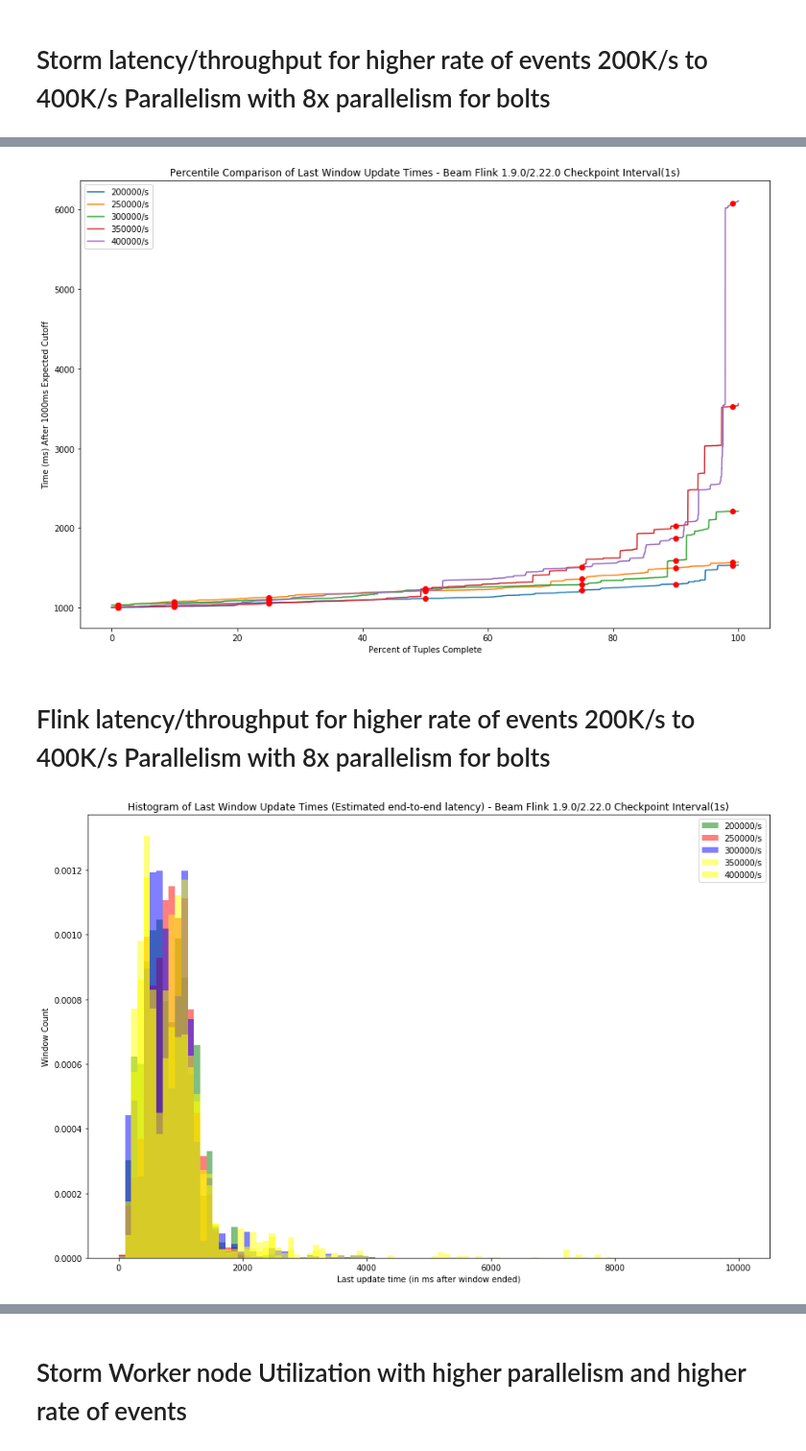
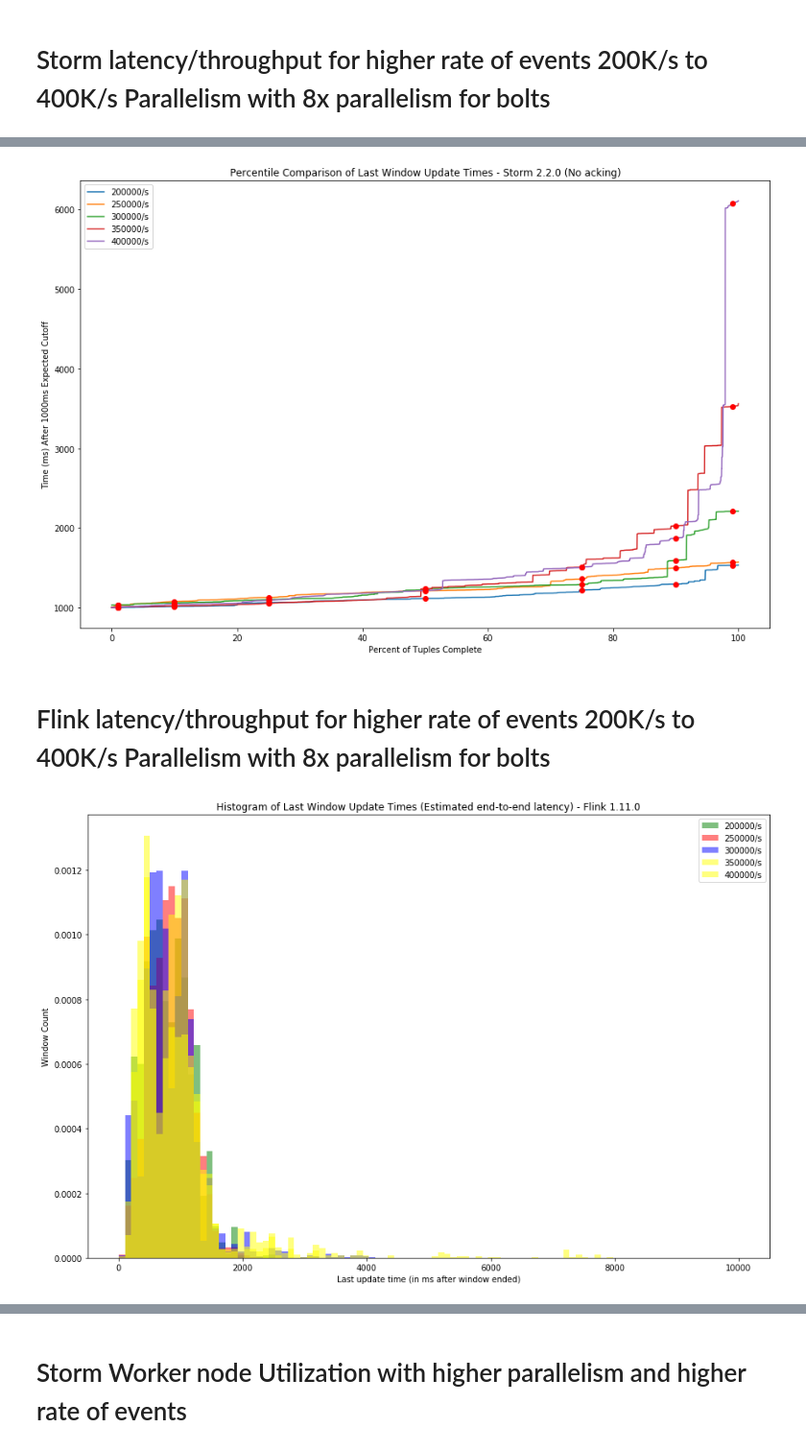
Before and after one commit to yahoo/streaming-benchmarks, a Jupyter notebook: pynotebooks/Benchmark_combined.ipynb, the cells around one changed output, grey strips where cells are left out. Shown at 96% size. Saved outputs shown, nothing was run; the diff lists cells and outputs as text; code cells hidden in the pictures.

```diff
--- a/pynotebooks/Benchmark_combined.ipynb
+++ b/pynotebooks/Benchmark_combined.ipynb
@@ -985,34 +985,34 @@ for (points, percentiles, label) in filtered_sorted:
 plt.legend(loc="upper left")
 plt.xlabel('Percent of Tuples Complete')
 plt.ylabel('Time (ms) After 1000ms Expected Cutoff')
-plt.title('Percentile Comparison of Last Window Update Times - Beam Flink 1.9.0/2.22.0 Checkpoint Interval(1s)')
+plt.title('Percentile Comparison of Last Window Update Times - Storm 2.2.0 (No acking)')
 plt.show()
 # %% [output]
-[figure, old version]
+[figure, new version]
 # %% [markdown]
 # Flink latency/throughput for higher rate of events 200K/s to 400K/s Parallelism with 8x parallelism for bolts
 # %%
 window_size_ms = 10000   #10 seconds (for me). Adjust to match your benchmark and common component.
 
 files = [("../runs/results_4k/FLINK/200000/updated.txt", "green", "200000"),
          ("../runs/results_4k/FLINK/250000/updated.txt", "red", "250000"),
          ("../runs/results_4k/FLINK/300000/updated.txt", "blue", "300000"),
          ("../runs/results_4k/FLINK/350000/updated.txt", "yellow", "350000"),
          ("../runs/results_4k/FLINK/400000/updated.txt", "yellow", "400000")]
 
 filtered = [(get_filtered_updated(filename, window_size_ms), color, label) for (filename, color, label) in files]
 bins = np.linspace(0, 10000, 100)
 
 plt.figure(num=None, figsize=(15, 10))
 for (filter_each, color, label) in filtered:
     plt.hist(filter_each, bins, density=1, facecolor=color, alpha=0.5, label=label+"/s")
 plt.xlabel('Last update time (in ms after window ended)')
 plt.ylabel('Window Count')
-plt.title('Histogram of Last Window Update Times (Estimated end-to-end latency) - Beam Flink 1.9.0/2.22.0 Checkpoint Interval(1s)')
+plt.title('Histogram of Last Window Update Times (Estimated end-to-end latency) - Flink 1.11.0')
 plt.legend(loc="upper right")
 plt.show()
 # %% [output]
-[figure, old version]
+[figure, new version]
 # %%
 # Draws percentile charts from tuples of ([points], [percentiles], label)
 def draw_line(points, percentiles, label):
```
Also changed, not shown: parts of 7 cells of this notebook.
